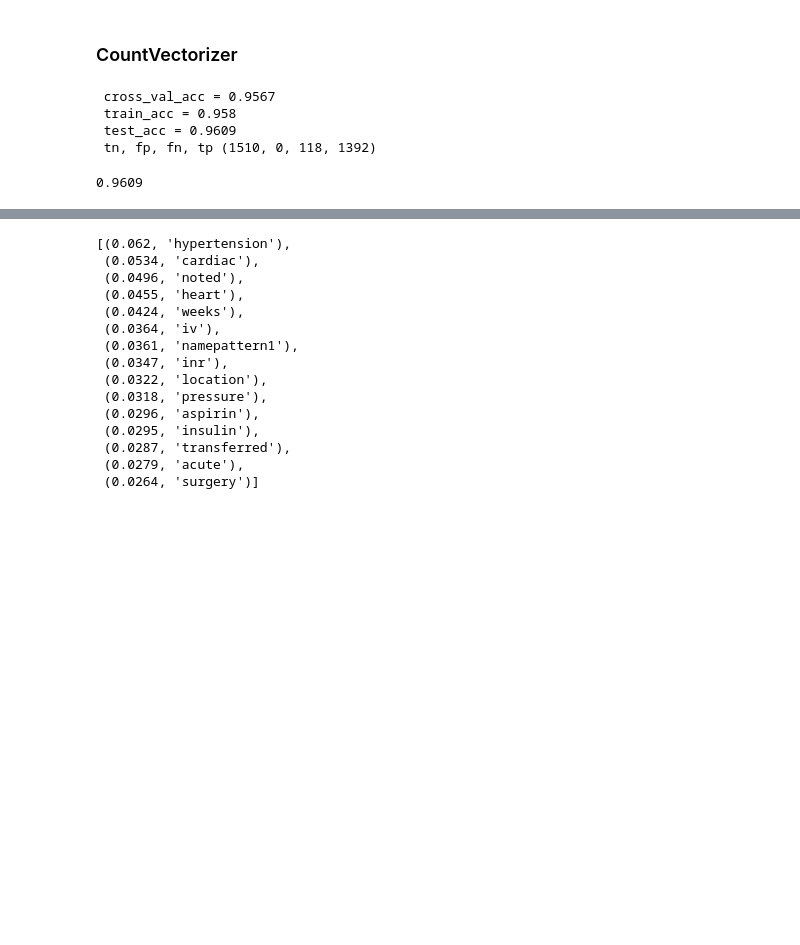
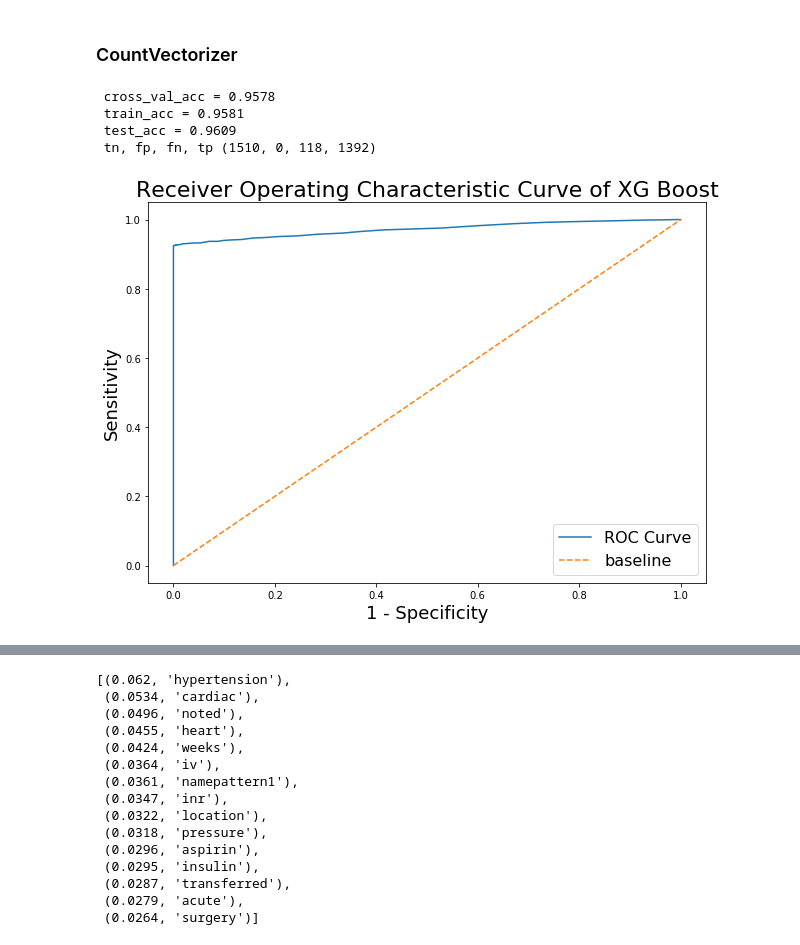
Before and after one commit to github2019ct/project_diabetes, a Jupyter notebook: code/MIMIC_models.ipynb, the cells around one changed output, grey strips where cells are left out. Saved outputs shown, nothing was run; the diff lists cells and outputs as text; code cells hidden in the pictures; blank space fills up the shorter version.

```diff
--- a/code/MIMIC_models.ipynb
+++ b/code/MIMIC_models.ipynb
@@ -276,21 +250,65 @@ feature_importance_tup[:30]
 # %% [markdown]
 ### CountVectorizer
 # %%
+# Model work with balanced CountVecoterizing data
 model_xg1 = XGBClassifier()
 model_xg1.fit(X_train_cvec, y_train_cvec)
-cross_val_acc1 = round(cross_val_score(model_xg1, X_train_cvec, y_train_cvec).mean(),4)
-train_acc1 = round(model_xg1.score(X_train_cvec,y_train_cvec),4)
-test_acc1 = round(model_xg1.score(X_test_cvec,y_test_cvec),4)
-preds1 = model_xg1.predict(X_test_cvec)
-tn, fp, fn, tp = confusion_matrix(y_test_cvec, preds1).ravel()
+cross_val_acc5 = round(cross_val_score(model_xg1, X_train_cvec, y_train_cvec).mean(),4)
+train_acc5 = round(model_xg1.score(X_train_cvec,y_train_cvec),4)
+test_acc5 = round(model_xg1.score(X_test_cvec,y_test_cvec),4)
+preds5 = model_xg1.predict(X_test_cvec)
+tn, fp, fn, tp = confusion_matrix(y_test_cvec, preds5).ravel()
+print(f' cross_val_acc = {cross_val_acc5}\n train_acc = {train_acc5} \n test_acc = {test_acc5}\n tn, fp, fn, tp {tn, fp, fn, tp}' )
+# %% [output]
+ cross_val_acc = 0.9578
+ train_acc = 0.9581
+ test_acc = 0.9609
+ tn, fp, fn, tp (1510, 0, 118, 1392)
-# %%
-print(f' cross_val_acc = {cross_val_acc1}\n train_acc = {train_acc1} \n test_acc = {test_acc1}\n tn, fp, fn, tp {tn, fp, fn, tp}' )
-# %% [output]
- cross_val_acc = 0.9567
- train_acc = 0.958
- test_acc = 0.9609
- tn, fp, fn, tp (1510, 0, 118, 1392)
-# %%
-round(model_xg1.score(X_test_cvec, y_test_cvec),4)
-# %% [output]
-0.9609
+# %%
+pred_proba_xg1 = [i[1] for i in model_xg1.predict_proba(X_test_cvec)]
+pred_xg1_df = pd.DataFrame({'true_values': y_test_cvec,
+                        'pred_probs':pred_proba_xg1})
+# %%
+# Create figure.
+plt.figure(figsize = (10,7))
+
+# Create threshold values.
+thresholds = np.linspace(0, 1, 201)
+
+# Define function to calculate sensitivity. (True positive rate.)
+def TPR(df, true_col, pred_prob_col, threshold):
+    true_positive = df[(df[true_col] == 1) & (df[pred_prob_col] >= threshold)].shape[0]
+    false_negative = df[(df[true_col] == 1) & (df[pred_prob_col] < threshold)].shape[0]
+    return true_positive / (true_positive + false_negative)
+
+
+# Define function to calculate 1 - specificity. (False positive rate.)
+def FPR(df, true_col, pred_prob_col, threshold):
+    true_negative = df[(df[true_col] == 0) & (df[pred_prob_col] <= threshold)].shape[0]
+    false_positive = df[(df[true_col] == 0) & (df[pred_prob_col] > threshold)].shape[0]
+    return 1 - (true_negative / (true_negative + false_positive))
+
+# Calculate sensitivity & 1-specificity for each threshold between 0 and 1.
+tpr_values = [TPR(pred_xg1_df, 'true_values', 'pred_probs', prob) for prob in thresholds]
+fpr_values = [FPR(pred_xg1_df, 'true_values', 'pred_probs', prob) for prob in thresholds]
+
+# Plot ROC curve.
+plt.plot(fpr_values, # False Positive Rate on X-axis
+         tpr_values, # True Positive Rate on Y-axis
+         label='ROC Curve')
+
+# Plot baseline. (Perfect overlap between the two populations.)
+plt.plot(np.linspace(0, 1, 200),
+         np.linspace(0, 1, 200),
+         label='baseline',
+         linestyle='--')
+
+# Label axes.
+plt.title('Receiver Operating Characteristic Curve of XG Boost', fontsize=22)
+plt.ylabel('Sensitivity', fontsize=18)
+plt.xlabel('1 - Specificity', fontsize=18)
+
+# Create legend.
+plt.legend(fontsize=16);
+# %% [output]
+[figure, added]
```
Also changed, not shown: parts of 35 cells of this notebook, 4 other files.
